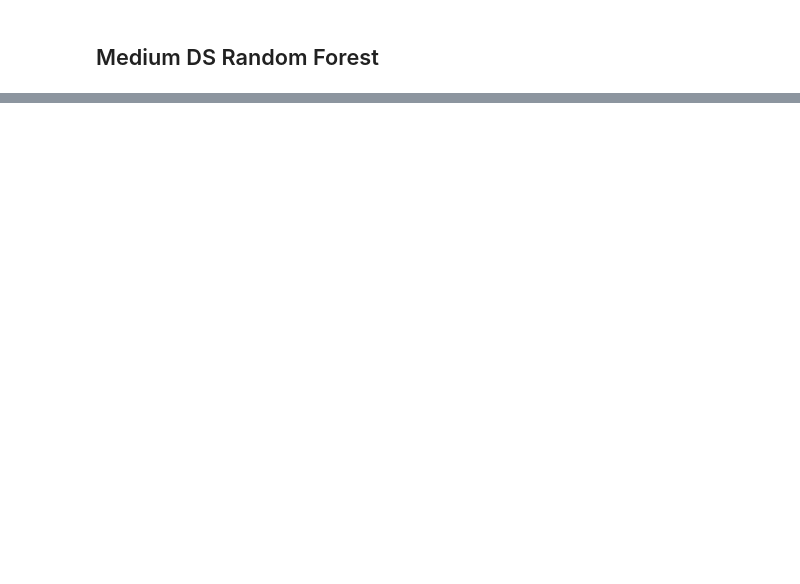
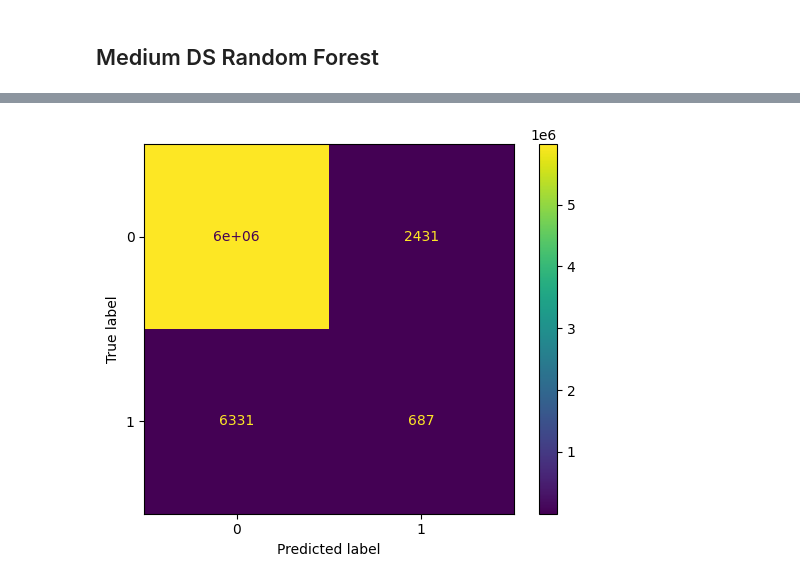
Before and after one commit to Skalwalker/AntiMoneyLaundering, a Jupyter notebook: anti_money_laundering.ipynb, the cells around one changed output, grey strips where cells are left out. Cells and saved outputs as stored; diff of their text form; code cells hidden in the pictures; blank space fills up the shorter version.

```diff
--- a/anti_money_laundering.ipynb
+++ b/anti_money_laundering.ipynb
@@ -1719,0 +2055,27 @@ Model F1-Score: 0.4410307234886025
+# %%
+%%skip $skip_medium_experiments
+
+# Set Parameters for the tree classifier
+tree_params_medium = {
+    "tree_id": 0,
+    "max_depth": 16,
+    "threshold": 'bigdata',
+    "buckets": 20,
+    "min_samples_per_split": 14,
+    "disp_mode": "random_forest",
+    "func_type": "shannon",
+    "weights": medium_weights
+}
+
+# Set parameters for the dataset
+ds_params_medium = {
+    "label": "Is Laundering",
+    "col_frac": 0.8,
+    "row_frac": 0.20,
+}
+
+# Set the amount of trees in the random forest
+num_trees_medium = 6
+
+# Fit the model
+random_forest_medium = distribute_training(hi_medium_train, ds_params_medium, tree_params_medium, workers=num_trees_medium)
@@ -1719,0 +2100,11 @@ Model F1-Score: 0.4410307234886025
+# %%
+%%skip $skip_medium_experiments
+# Set prediction parameters
+pred_params_medium = {
+    "num_batches": 4,
+    "label": "Is Laundering",
+    "col_frac": 0.8,
+}
+
+# Get Test Predictions
+final_preds_medium, labels_medium = distribute_predict(random_forest_medium, hi_medium_test, pred_params_medium)
@@ -1719,0 +2129,9 @@ Model F1-Score: 0.4410307234886025
+# %%
+%%skip $skip_medium_experiments
+# Plot confusion matrix
+cm = confusion_matrix(labels_medium, final_preds_medium, labels=[0, 1])
+disp = ConfusionMatrixDisplay(confusion_matrix=cm,
+                              display_labels=[0, 1])
+disp.plot();
+# %% [output]
+[figure, added]
```
Also changed, not shown: parts of 192 cells of this notebook.
